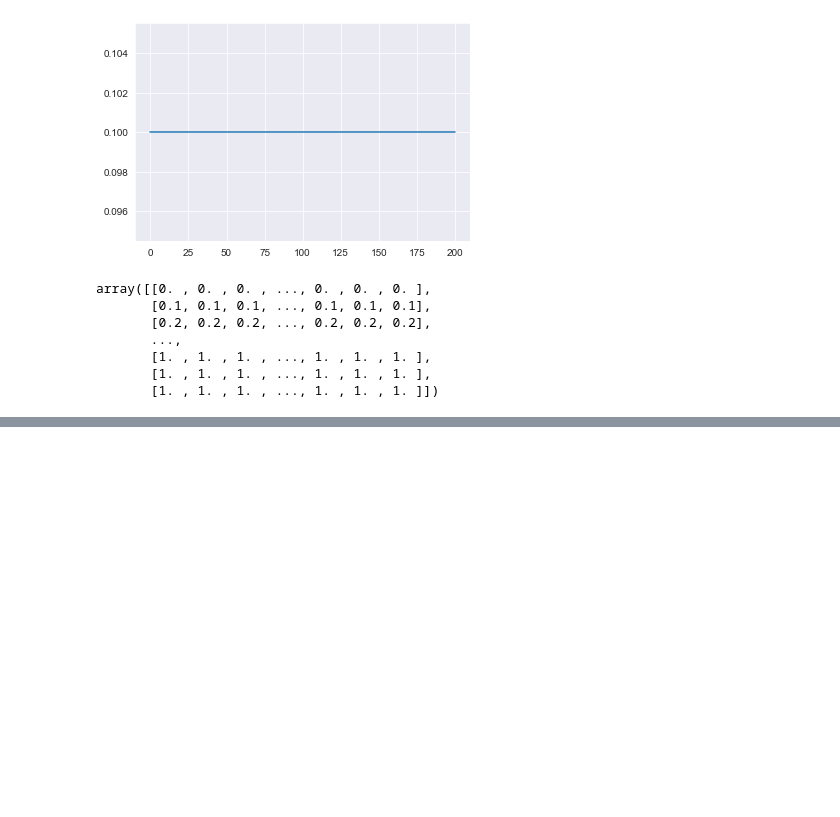
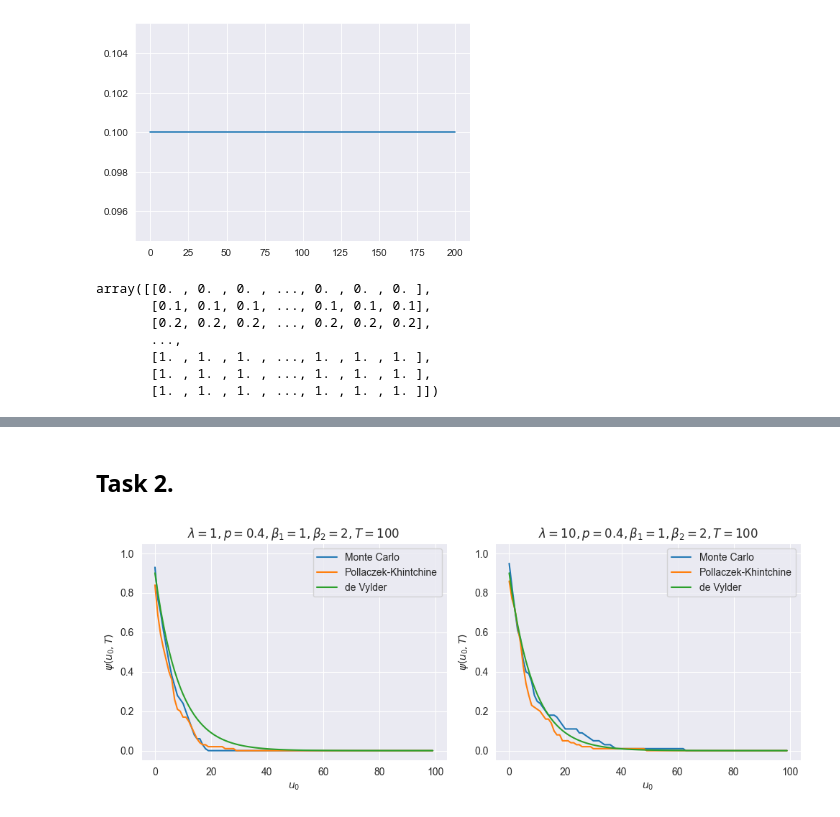
Before and after one commit to martyna-B/IMFI-reports, a Jupyter notebook: Report 2/Report 2.IPYNB, the cells around one changed output, grey strips where cells are left out. Saved outputs shown, nothing was run; the diff lists cells and outputs as text; code cells hidden in the pictures; blank space fills up the shorter version.

```diff
--- a/Report 2/Report 2.IPYNB
+++ b/Report 2/Report 2.IPYNB
@@ -602,0 +655,28 @@ def MC_simulate(steps, T_arr):
+# %% [markdown]
+## Task 2.
+# %%
+fig, ax = plt.subplots(1, 2, figsize=(10, 4))
+steps = 100
+u_vec = np.arange(0, 100)
+
+for i, poiss_lmbd  in enumerate([1, 10]):
+    rp = RuinProcess("mixed", {"p": 0.4, "lmbd_1":1, "lmbd_2": 1/2}, poisson_lbd = poiss_lmbd, T=100)
+    rp.MC_simulate(steps, [100])
+    rp.MC_ruin_probability(plot = False)
+    rp.PC_simulate(steps)
+    rp.PC_ruin_probability(plot = False)
+    rp.Vylder_simulate()
+    rp.Vylder_ruin_probability(plot = False)
+    ax[i].plot(u_vec, rp.ruin_probability_MC[100], label = "Monte Carlo")
+    ax[i].plot(u_vec, rp.ruin_probability_PC, label = "Pollaczek-Khintchine")
+    ax[i].plot(u_vec, rp.ruin_probability_V, label = "de Vylder")
+    # ax[i].plot(u_vec, (1/(1+rp.theta))*np.exp((-beta*rp.theta*u_vec)/(1+rp.theta)), label = "Analytical") # TODO what's the analytical formula?
+    ax[i].set_title(f"$\lambda = {poiss_lmbd}, p = 0.4, \\beta_1 = 1, \\beta_2 = 2, T = 100$")
+    ax[i].set_xlabel("$u_0$")
+    ax[i].set_ylabel("$\psi(u_0, T)$")
+    ax[i].set_ylim(-0.05, 1.05)
+    ax[i].legend()
+    plt.tight_layout()
+plt.savefig("plots/task_2_u.svg")
+# %% [output]
+[figure, added]
```
Also changed, not shown: parts of 9 cells of this notebook, 4 other files.
